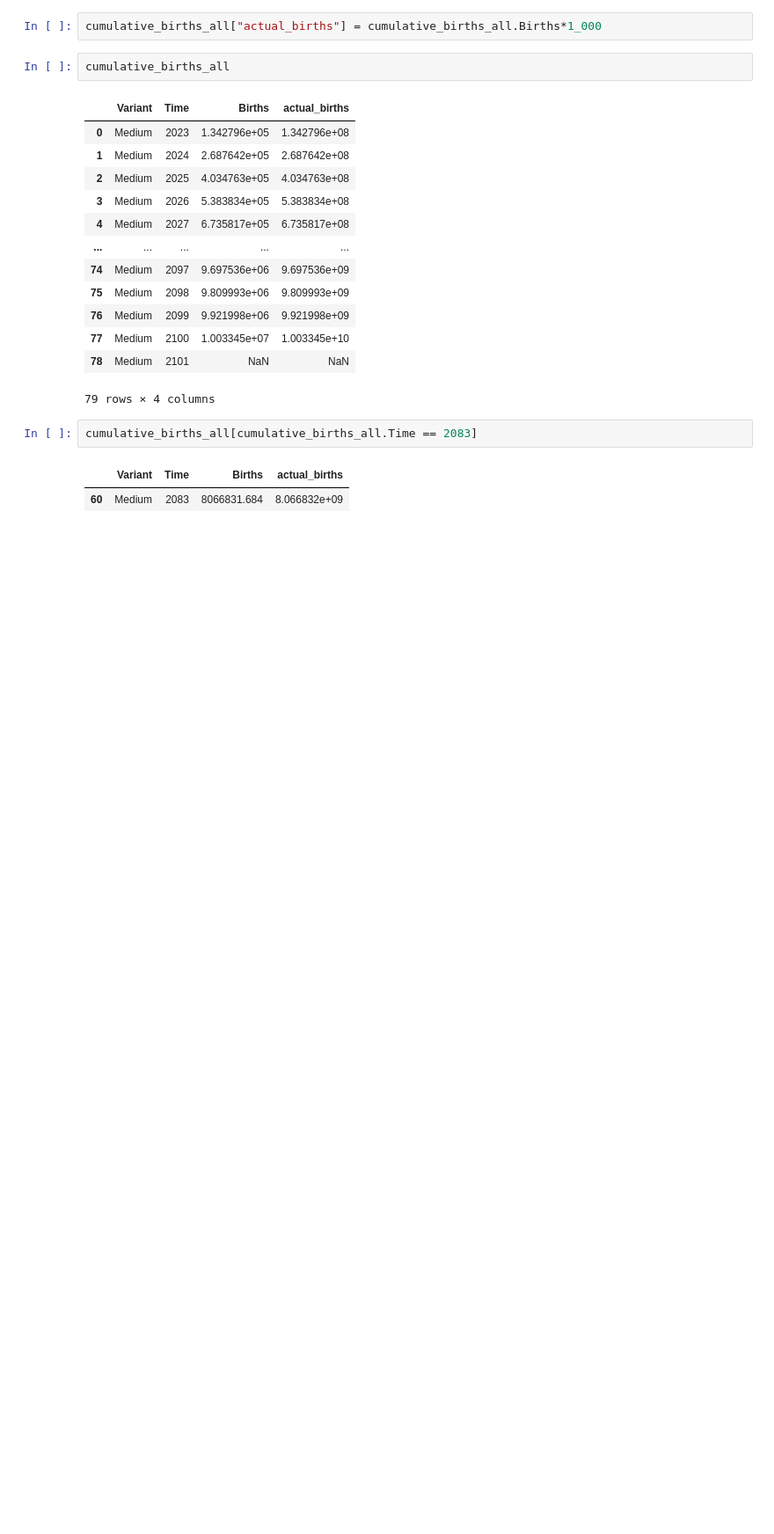
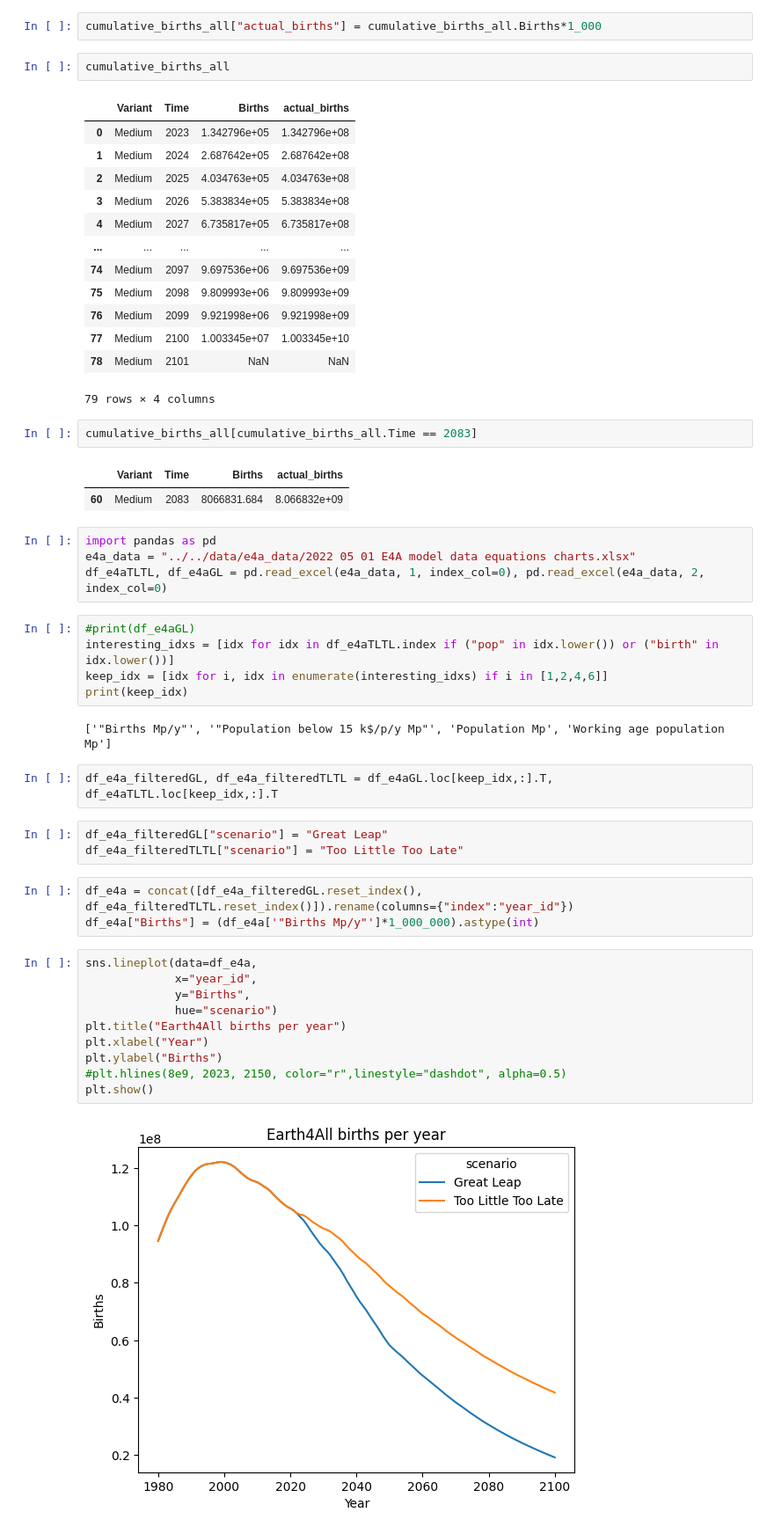
Before and after one commit to Niallfealty/n8b_un_foundation, a Jupyter notebook: model_analysis/exploratory/notebooks/initial_results/ComputeN8B.ipynb, the cells around one changed output. Shown at 88% size. Drawn from its saved outputs; the diff is of its cells as text; blank space fills up the shorter version.

```diff
--- a/model_analysis/exploratory/notebooks/initial_results/ComputeN8B.ipynb
+++ b/model_analysis/exploratory/notebooks/initial_results/ComputeN8B.ipynb
@@ -387,3 +386,34 @@ cumulative_births_all[cumulative_births_all.Time == 2083]
 # %% [output]
 |  | Variant | Time | Births | actual_births |
 | 60 | Medium | 2083 | 8066831.684 | 8.066832e+09 |
+# %%
+import pandas as pd
+e4a_data = "../../data/e4a_data/2022 05 01 E4A model data equations charts.xlsx"
+df_e4aTLTL, df_e4aGL = pd.read_excel(e4a_data, 1, index_col=0), pd.read_excel(e4a_data, 2, index_col=0)
+# %%
+#print(df_e4aGL)
+interesting_idxs = [idx for idx in df_e4aTLTL.index if ("pop" in idx.lower()) or ("birth" in idx.lower())]
+keep_idx = [idx for i, idx in enumerate(interesting_idxs) if i in [1,2,4,6]]
+print(keep_idx)
+# %% [output]
+['"Births Mp/y"', '"Population below 15 k$/p/y Mp"', 'Population Mp', 'Working age population Mp']
+# %%
+df_e4a_filteredGL, df_e4a_filteredTLTL = df_e4aGL.loc[keep_idx,:].T, df_e4aTLTL.loc[keep_idx,:].T
+# %%
+df_e4a_filteredGL["scenario"] = "Great Leap"
+df_e4a_filteredTLTL["scenario"] = "Too Little Too Late"
+# %%
+df_e4a = concat([df_e4a_filteredGL.reset_index(), df_e4a_filteredTLTL.reset_index()]).rename(columns={"index":"year_id"})
+df_e4a["Births"] = (df_e4a['"Births Mp/y"']*1_000_000).astype(int)
+# %%
+sns.lineplot(data=df_e4a,
+             x="year_id",
+             y="Births",
+             hue="scenario")
+plt.title("Earth4All births per year")
+plt.xlabel("Year")
+plt.ylabel("Births")
+#plt.hlines(8e9, 2023, 2150, color="r",linestyle="dashdot", alpha=0.5)
+plt.show()
+# %% [output]
+[figure, added]
```
Also changed, not shown: parts of 4 cells of this notebook.
